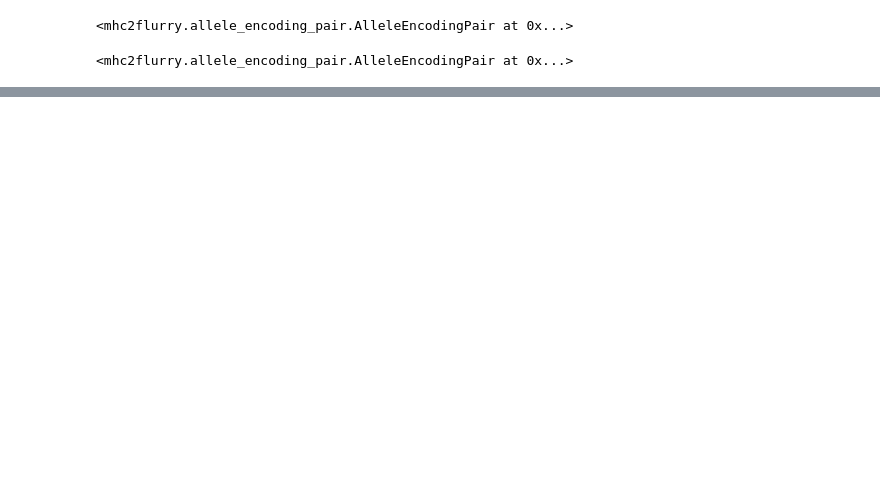
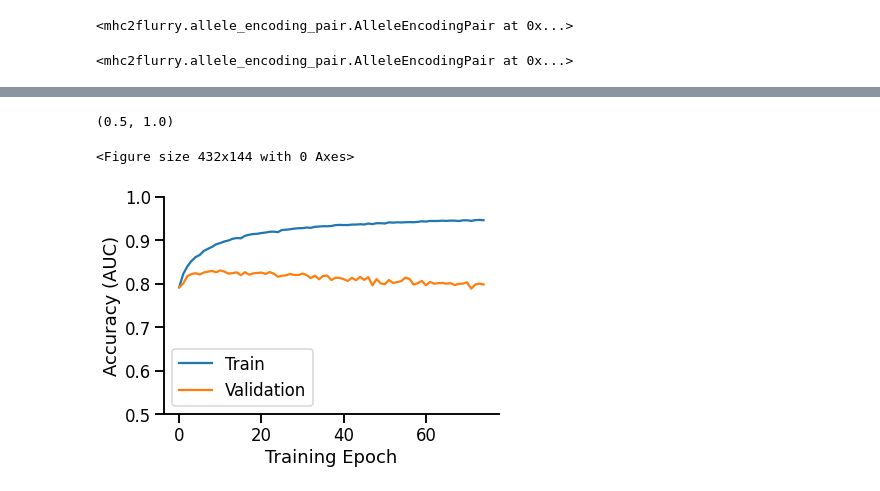
Before and after one commit to openvax/mhc2flurry, a Jupyter notebook: notebooks/1_simple_predictor_pan.ipynb, the cells around one changed output, grey strips where cells are left out. Drawn from its saved outputs; the diff is of its cells as text; code cells hidden in the pictures; blank space fills up the shorter version.

```diff
--- a/notebooks/1_simple_predictor_pan.ipynb
+++ b/notebooks/1_simple_predictor_pan.ipynb
@@ -602,0 +591,12 @@ Stopping at epoch  28 / 500: loss=0.0696669. Min val loss (0.147347) at epoch 22
+# %%
+seaborn.set_context('talk')
+pyplot.figure(figsize=(6,2))
+fit_history.rename(columns={"train_auc": "Train", "validation_auc": "Validation"}).plot(kind='line')
+seaborn.despine()
+pyplot.ylabel("Accuracy (AUC)")
+pyplot.xlabel("Training Epoch")
+pyplot.ylim(ymin=0.5, ymax=1)
+# %% [output]
+(0.5, 1.0)
+<Figure size 432x144 with 0 Axes>
+[figure, added]
```
Also changed, not shown: parts of 14 cells of this notebook.
